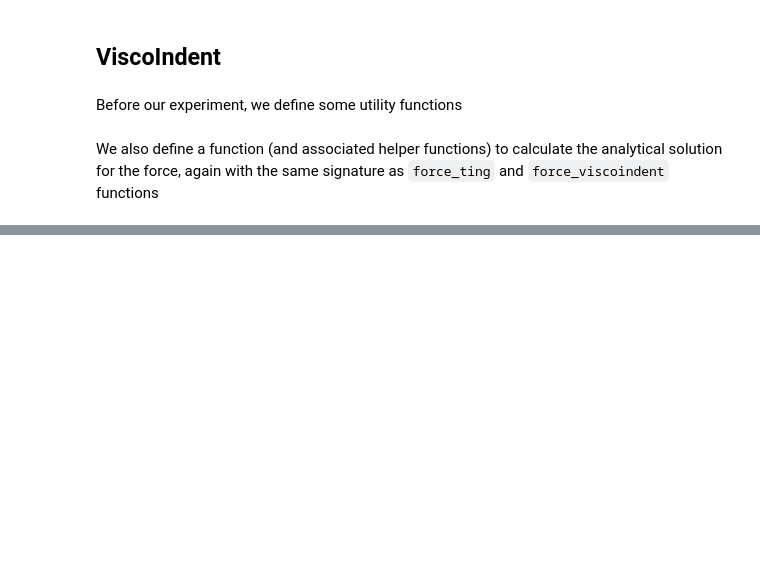
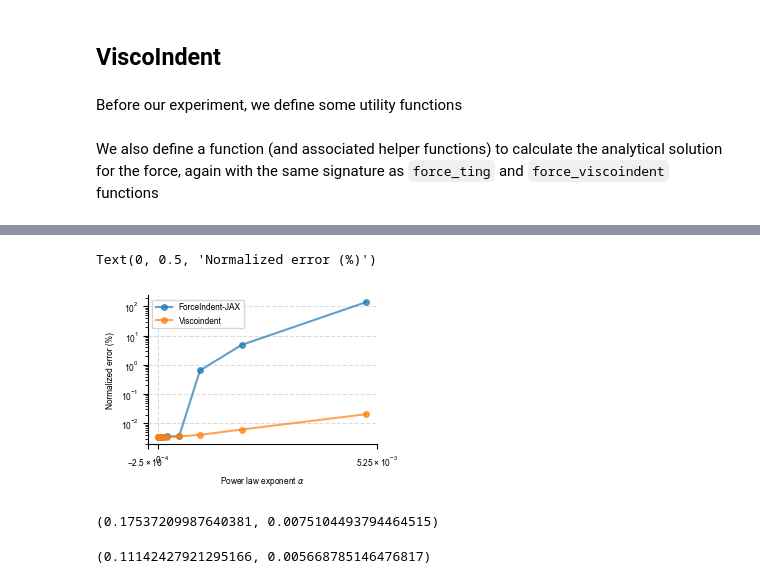
Before and after one commit to Jhko725/NeuralConstitutiveEq.jl, a Jupyter notebook: notebooks/1_framework_benchmarks.ipynb, the cells around one changed output, grey strips where cells are left out. Drawn from its saved outputs; the diff is of its cells as text; code cells hidden in the pictures; blank space fills up the shorter version.

```diff
--- a/notebooks/1_framework_benchmarks.ipynb
+++ b/notebooks/1_framework_benchmarks.ipynb
@@ -177,0 +312,13 @@ print(SMAPE(f_viscoindent, f_analytic))
+# %%
+fig, ax = plt.subplots(1, 1, figsize = (3, 2))
+
+for k, v in err_dict.items():
+    ax.plot(noise_array, jnp.asarray(v), ".-", markersize = 8.0, label = k, alpha = 0.7)
+    ax.set_xscale("symlog", base = 10)
+    ax.set_yscale("log", base = 10)
+ax.legend()
+ax.set_xlabel(r"Power law exponent $\alpha$")
+ax.set_ylabel("Normalized error (%)")
+# %% [output]
+Text(0, 0.5, 'Normalized error (%)')
+[figure, added]
@@ -177,0 +356,4 @@ print(SMAPE(f_viscoindent, f_analytic))
+# %%
+time_viscoindent(t, powerlaw, indentation, tip)
+# %% [output]
+(0.17537209987640381, 0.0075104493794464515)
@@ -177,0 +372,4 @@ print(SMAPE(f_viscoindent, f_analytic))
+# %%
+time_forceindentjax(t, powerlaw, indentation, tip)
+# %% [output]
+(0.11142427921295166, 0.005668785146476817)
```
Also changed, not shown: parts of 18 cells of this notebook, 20 other files.
